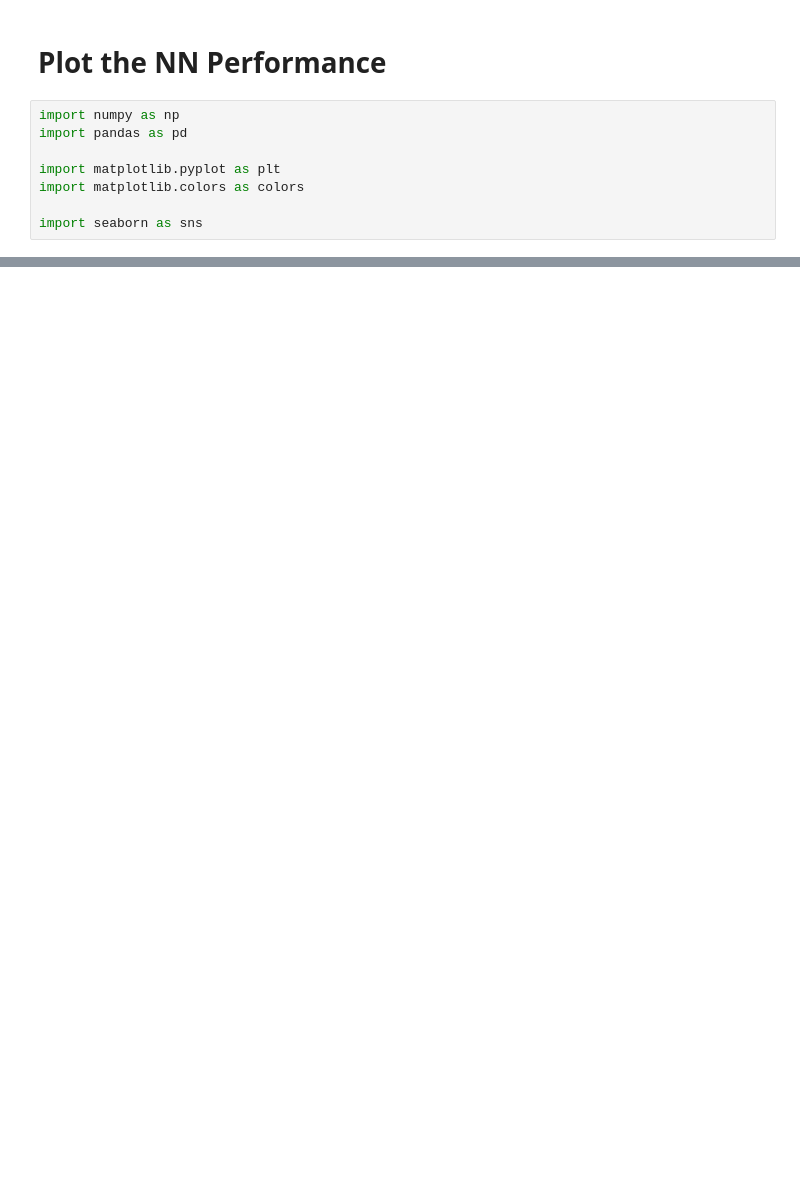
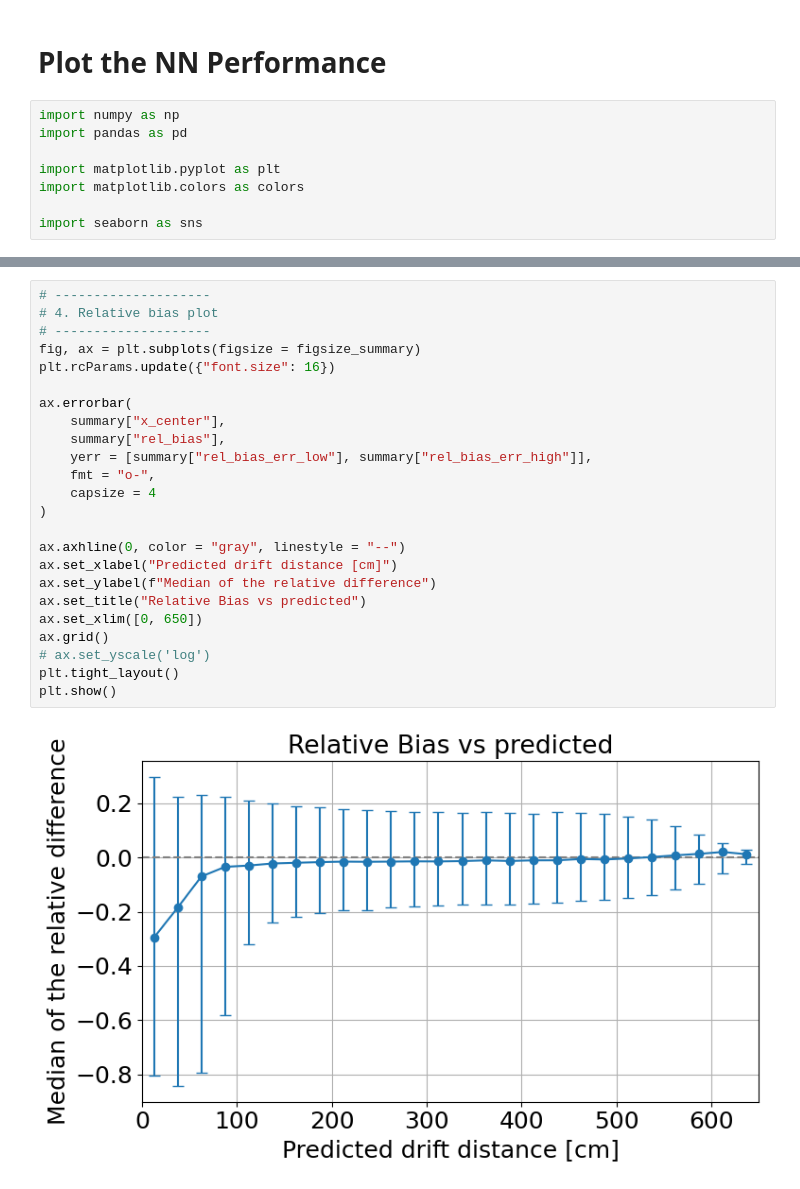
Before and after one commit to wangbtc/GAMPix4SNe, a Jupyter notebook: Analysis/plotNNPerformance.ipynb, the cells around one changed output, grey strips where cells are left out. Drawn from its saved outputs; the diff is of its cells as text; blank space fills up the shorter version.

```diff
--- a/Analysis/plotNNPerformance.ipynb
+++ b/Analysis/plotNNPerformance.ipynb
@@ -276,0 +219,26 @@ work_df, summary = plot_drift_performance(
+# %%
+# --------------------
+# 4. Relative bias plot
+# --------------------
+fig, ax = plt.subplots(figsize = figsize_summary)
+plt.rcParams.update({"font.size": 16})
+
+ax.errorbar(
+    summary["x_center"],
+    summary["rel_bias"],
+    yerr = [summary["rel_bias_err_low"], summary["rel_bias_err_high"]],
+    fmt = "o-",
+    capsize = 4
+)
+
+ax.axhline(0, color = "gray", linestyle = "--")
+ax.set_xlabel("Predicted drift distance [cm]")
+ax.set_ylabel(f"Median of the relative difference")
+ax.set_title("Relative Bias vs predicted")
+ax.set_xlim([0, 650])
+ax.grid()
+# ax.set_yscale('log')
+plt.tight_layout()
+plt.show()
+# %% [output]
+[figure, added]
```
Also changed, not shown: parts of 23 cells of this notebook, 1 other file.
